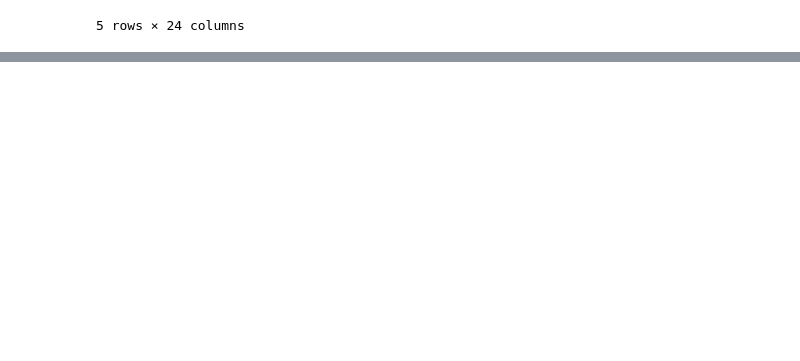
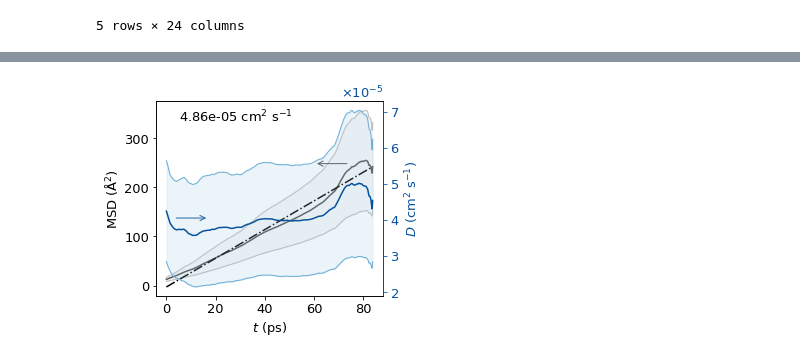
Before and after one commit to Lei-Lei-alpha/FishMol, a Jupyter notebook: docs/_build/jupyter_execute/MSD_diff_coeff.ipynb, the cells around one changed output, grey strips where cells are left out. Saved outputs shown, nothing was run; the diff lists cells and outputs as text; code cells hidden in the pictures; blank space fills up the shorter version.

```diff
--- a/docs/_build/jupyter_execute/MSD_diff_coeff.ipynb
+++ b/docs/_build/jupyter_execute/MSD_diff_coeff.ipynb
@@ -87,0 +98,9 @@ water_com_df.head()
+# %%
+for i in range(len(water_indices)):
+    temp = np.array(water_com_df.iloc[:, 3*i:3*i+3])
+    msds = msd.msd_fft(temp)
+    msd_d_df[f"water{i}_MSD"] = msds[1:]
+    msd_d_df[f"water{i}_D"] = msds[1:] * 1E-16 / (6*t[1:]*1E-15)
+# %%
+msd_df = msd_d_df.iloc[:, 1:16:2]
+d_df = msd_d_df.iloc[:, 2:17:2]
@@ -87,0 +109,5 @@ water_com_df.head()
+# %%
+msd_d_df["Mean_MSD"] = msd_df.mean(axis=1)
+msd_d_df["MSD_error"] = msd_df.std(axis=1) / 8**0.5
+msd_d_df["Mean_D"] = d_df.mean(axis=1)
+msd_d_df["D_error"] = d_df.std(axis=1) / 8**0.5
@@ -87,0 +119,5 @@ water_com_df.head()
+# %%
+# skip the first 5 ps, that the system is still equilibrating
+msd_d_df = msd_d_df.iloc[1000:,:]
+msd_d_df["t"] = (msd_d_df["t"] -5000)
+msd_d_df.head()
@@ -87,0 +132,51 @@ water_com_df.head()
+# %%
+fig = plt.figure(figsize=(4.6,3.6))
+ax  = fig.add_axes([0.16, 0.16, 0.685, 0.75])
+
+color = "#08519c"
+ax.plot(msd_d_df["t"]/1000, msd_d_df["Mean_MSD"], color = "#525252")
+
+ax.plot(msd_d_df["t"]/1000, msd_d_df["Mean_MSD"] - msd_d_df["MSD_error"], linewidth = 1, color = "#bdbdbd")
+ax.plot(msd_d_df["t"]/1000, msd_d_df["Mean_MSD"] + msd_d_df["MSD_error"], linewidth = 1, color = "#bdbdbd")
+
+ax.fill_between(msd_d_df["t"]/1000, msd_d_df["Mean_MSD"] + msd_d_df["MSD_error"], msd_d_df["Mean_MSD"] - msd_d_df["MSD_error"], color= "#d9d9d9", alpha = 0.2)
+
+linear_model = np.polyfit(msd_d_df["t"]/1000, msd_d_df["Mean_MSD"],1)
+linear_model_fn = np.poly1d(linear_model)
+
+x_s = np.arange(msd_d_df["t"].min()/1000, msd_d_df["t"].max()/1000)
+ax.plot(x_s,linear_model_fn(x_s), color="k", ls ="-.")
+
+ax1 = ax.twinx()
+ax1.plot(msd_d_df["t"]/1000, msd_d_df["Mean_D"], color = color)
+ax1.plot(msd_d_df["t"]/1000, msd_d_df["Mean_D"] - msd_d_df["D_error"], linewidth = 1, color = "#6baed6")
+ax1.plot(msd_d_df["t"]/1000, msd_d_df["Mean_D"] + msd_d_df["D_error"], linewidth = 1, color = "#6baed6")
+
+ax1.fill_between(msd_d_df["t"]/1000, msd_d_df["Mean_D"] + msd_d_df["D_error"], msd_d_df["Mean_D"] - msd_d_df["D_error"], color = "#9ecae1", alpha = 0.2)
+
+ax.annotate("", xy=(0.7, 0.68), xycoords = "axes fraction",
+            xytext=(0.85, 0.68), textcoords='axes fraction',
+            arrowprops=dict(arrowstyle="->", color = "#525252"))
+
+ax.annotate("", xy=(0.23, 0.40), xycoords = "axes fraction",
+            xytext=(0.08, 0.40), textcoords='axes fraction',
+            arrowprops=dict(arrowstyle="->", color = color))
+
+xmin, xmax = ax.get_xlim()
+ymin, ymax = ax.get_ylim()
+
+ax.text(xmin + 0.35*(xmax-xmin), ymin + 0.92*(ymax - ymin), "%.2e cm$^2$ s$^{-1}$"%(linear_model[0]/60000), ha = "center", va = "center")
+
+ax.set_ylabel('MSD (Å$^2$)')
+ax.set_xlabel('$t$ (ps)')
+
+ax1.set_ylabel('$D$ (cm$^2$ s$^{-1}$)', color = color)
+ax1.tick_params(axis='y', color = color, labelcolor = color)
+ax1.spines['right'].set_color(color)
+ax1.ticklabel_format(axis='y', style='sci', scilimits=[-4,4], useMathText=True)
+
+plt.savefig("test/cage1-ave_msd-d-500K.jpg", dpi =600)
+
+plt.show()
+# %% [output]
+[figure, added]
```
Also changed, not shown: parts of 20 cells of this notebook, 9 other files.
